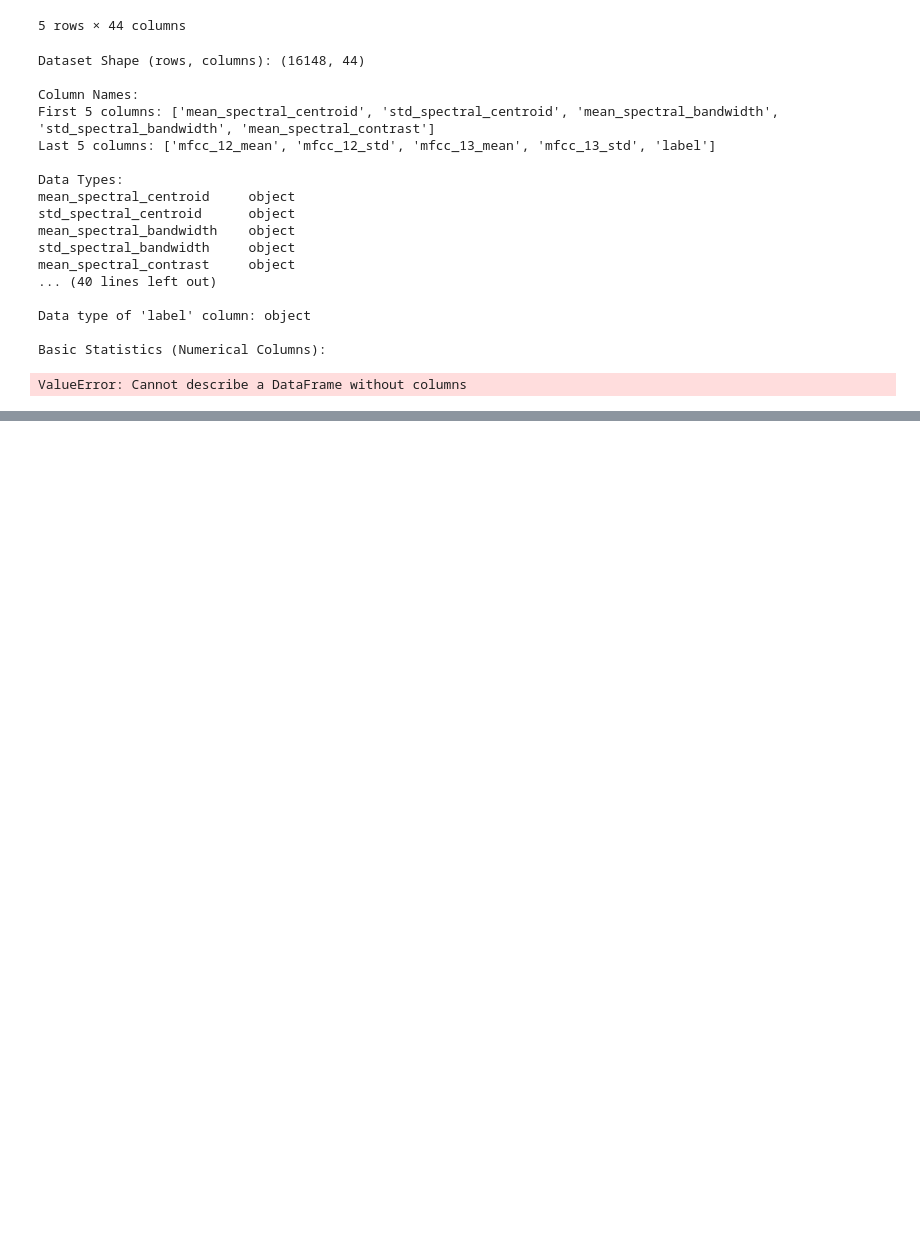
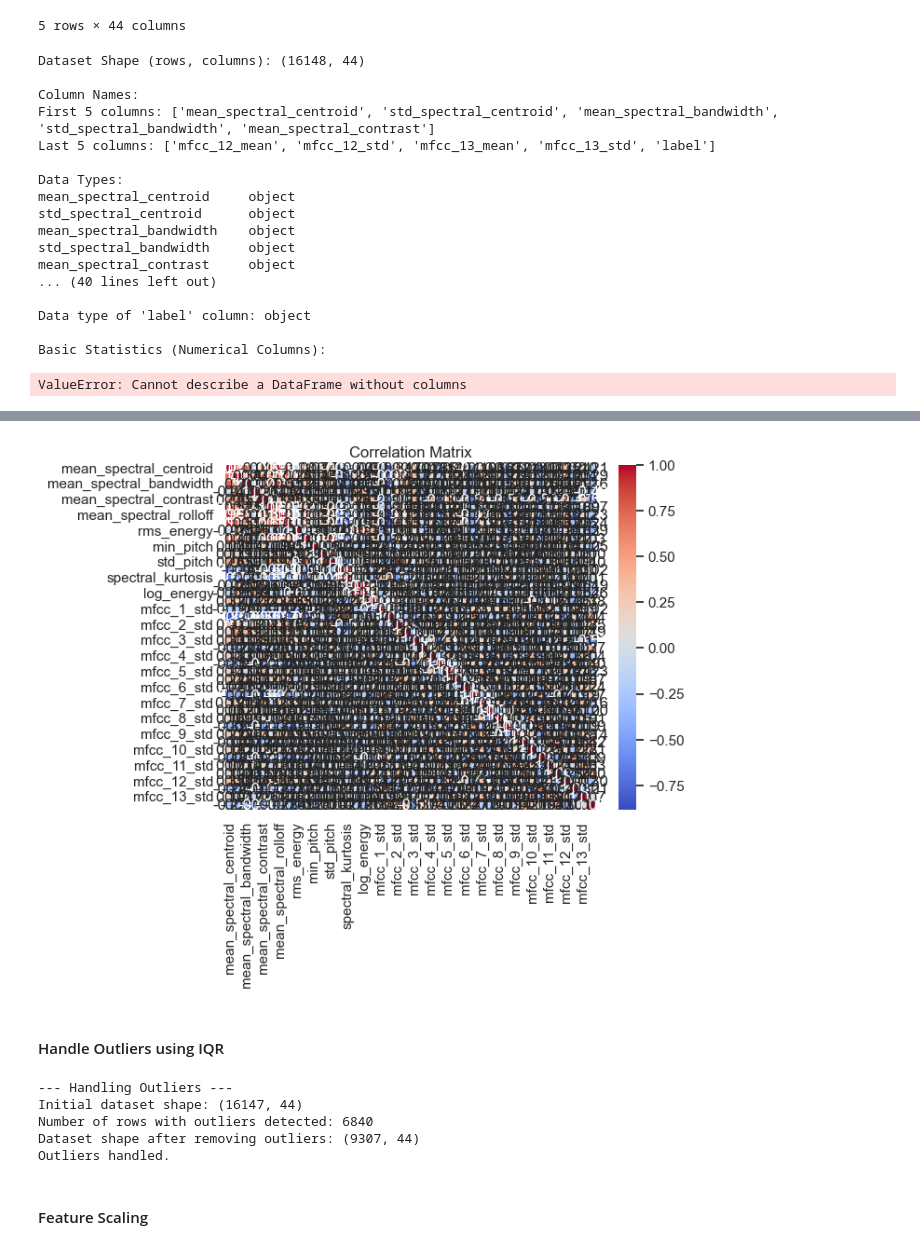
Before and after one commit to B4Mprofessor/Voice_Classification_Project, a Jupyter notebook: notebooks/Voice_Analysis.ipynb, the cells around one changed output, grey strips where cells are left out. Drawn from its saved outputs; the diff is of its cells as text; code cells hidden in the pictures; blank space fills up the shorter version.

```diff
--- a/notebooks/Voice_Analysis.ipynb
+++ b/notebooks/Voice_Analysis.ipynb
@@ -243,0 +446,61 @@ KeyError: 'label'
+# %%
+corr_matrix = df.corr()
+sns.heatmap(corr_matrix, annot=True, fmt=".2f", cmap="coolwarm")
+plt.title("Correlation Matrix")
+plt.show()
+# %% [output]
+[figure, added]
+# %% [markdown]
+#### Handle Outliers using IQR
+# %%
+# --- Handle Outliers using IQR ---
+
+print("--- Handling Outliers ---")
+print(f"Initial dataset shape: {df.shape}")
+
+# Select only the feature columns (excluding 'label') for outlier detection
+feature_columns = df.columns.drop('label')
+df_features = df[feature_columns]
+
+# Calculate Q1 (25th percentile) and Q3 (75th percentile) for each feature column
+Q1 = df_features.quantile(0.25)
+Q3 = df_features.quantile(0.75)
+IQR = Q3 - Q1
+
+# Define outlier bounds
+lower_bound = Q1 - 1.5 * IQR
+upper_bound = Q3 + 1.5 * IQR
+
+# Debug: Print shapes to understand the structures
+# print(f"df_features shape: {df_features.shape}")
+# print(f"lower_bound shape: {lower_bound.shape}")
+# print(f"upper_bound shape: {upper_bound.shape}")
+
+# Identify rows with outliers in any feature column
+# Using broadcasting correctly by comparing DataFrame with Series
+# The comparison operators should work correctly this way
+outliers_below = (df_features < lower_bound)
+outliers_above = (df_features > upper_bound)
+outlier_condition = (outliers_below | outliers_above).any(axis=1)
+
+# Count outliers
+num_outliers = outlier_condition.sum()
+print(f"Number of rows with outliers detected: {num_outliers}")
+
+# Remove rows with outliers
+df_no_outliers = df[~outlier_condition]
+
+print(f"Dataset shape after removing outliers: {df_no_outliers.shape}")
+
+# Update df to the cleaned version
+df = df_no_outliers.reset_index(drop=True)
+
+print("Outliers handled.")
+# %% [output]
+--- Handling Outliers ---
+Initial dataset shape: (16147, 44)
+Number of rows with outliers detected: 6840
+Dataset shape after removing outliers: (9307, 44)
+Outliers handled.
+# %% [markdown]
+#### Feature Scaling
```
Also changed, not shown: parts of 31 cells of this notebook, 3 other files.
